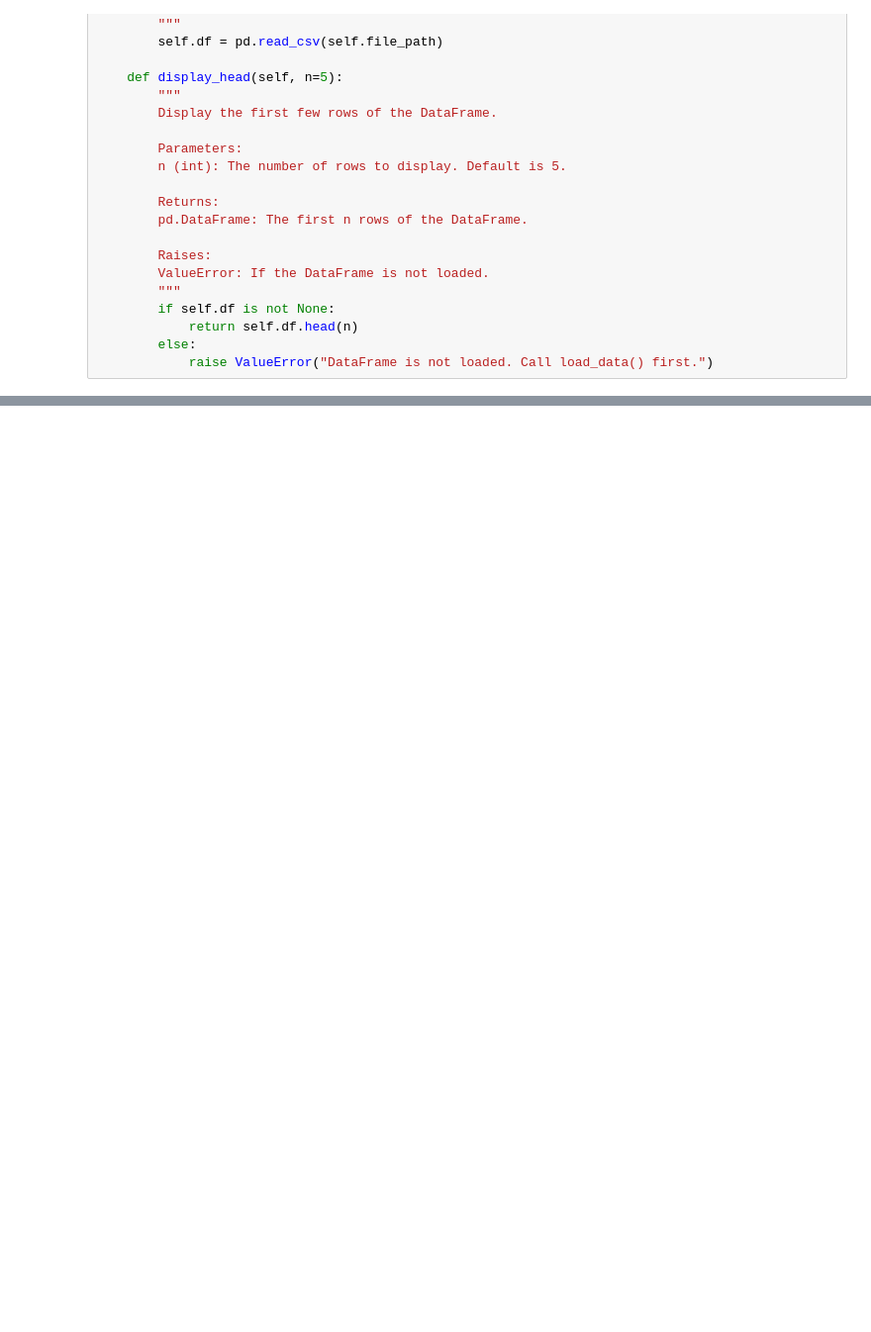
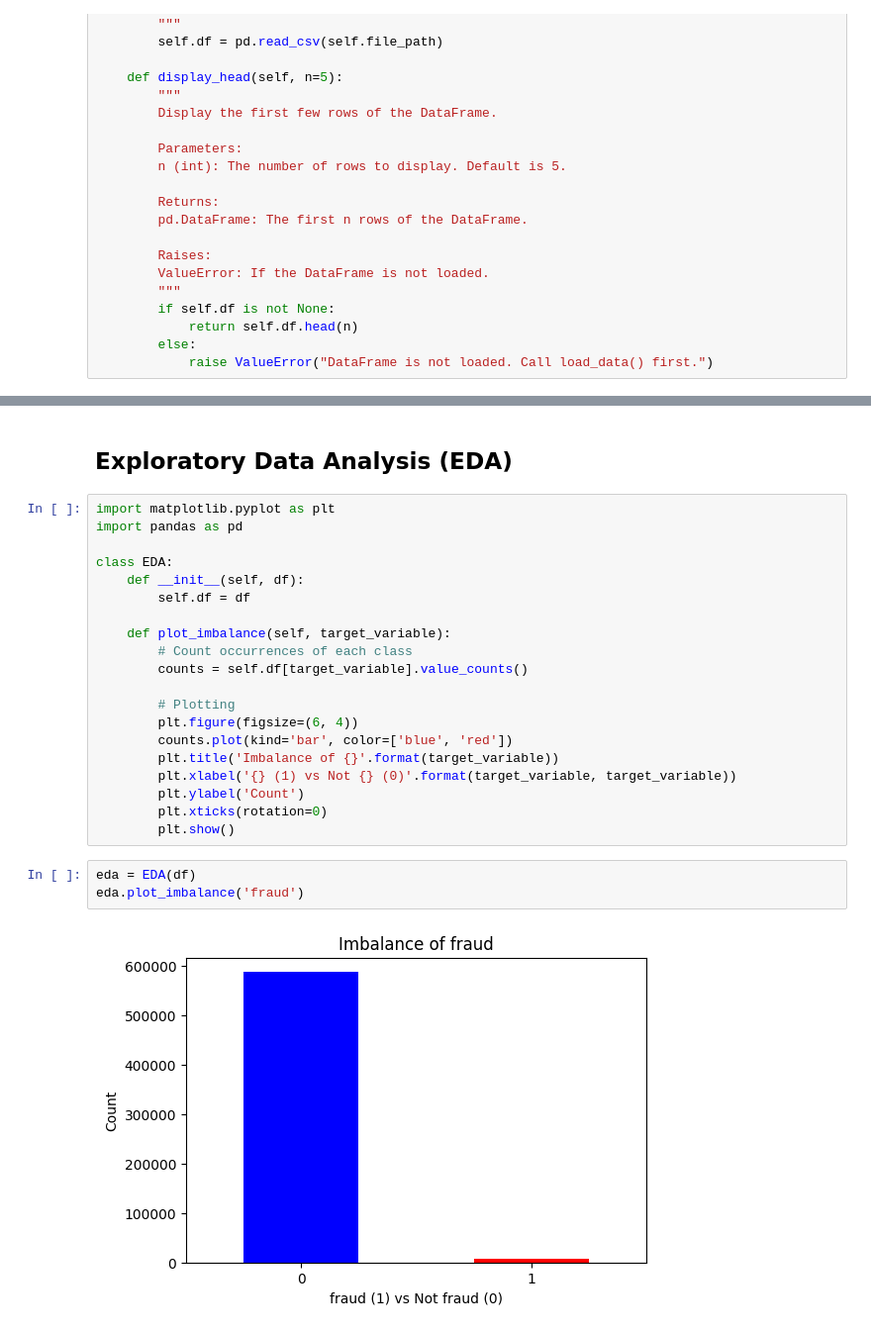
Before and after one commit to 21062872/fraud-detection-rag, a Jupyter notebook: code_files/main.ipynb, the cells around one changed output, grey strips where cells are left out. Shown: that part at 99% size. Cells and saved outputs as stored; diff of their text form; blank space fills up the shorter version.

```diff
--- a/code_files/main.ipynb
+++ b/code_files/main.ipynb
@@ -61,0 +100,27 @@ data_loader.display_head()
+# %% [markdown]
+## Exploratory Data Analysis (EDA)
+# %%
+import matplotlib.pyplot as plt
+import pandas as pd
+
+class EDA:
+    def __init__(self, df):
+        self.df = df
+
+    def plot_imbalance(self, target_variable):
+        # Count occurrences of each class
+        counts = self.df[target_variable].value_counts()
+
+        # Plotting
+        plt.figure(figsize=(6, 4))
+        counts.plot(kind='bar', color=['blue', 'red'])
+        plt.title('Imbalance of {}'.format(target_variable))
+        plt.xlabel('{} (1) vs Not {} (0)'.format(target_variable, target_variable))
+        plt.ylabel('Count')
+        plt.xticks(rotation=0)
+        plt.show()
+# %%
+eda = EDA(df)
+eda.plot_imbalance('fraud')
+# %% [output]
+[figure, added]
```
Also changed, not shown: parts of 5 cells of this notebook.
